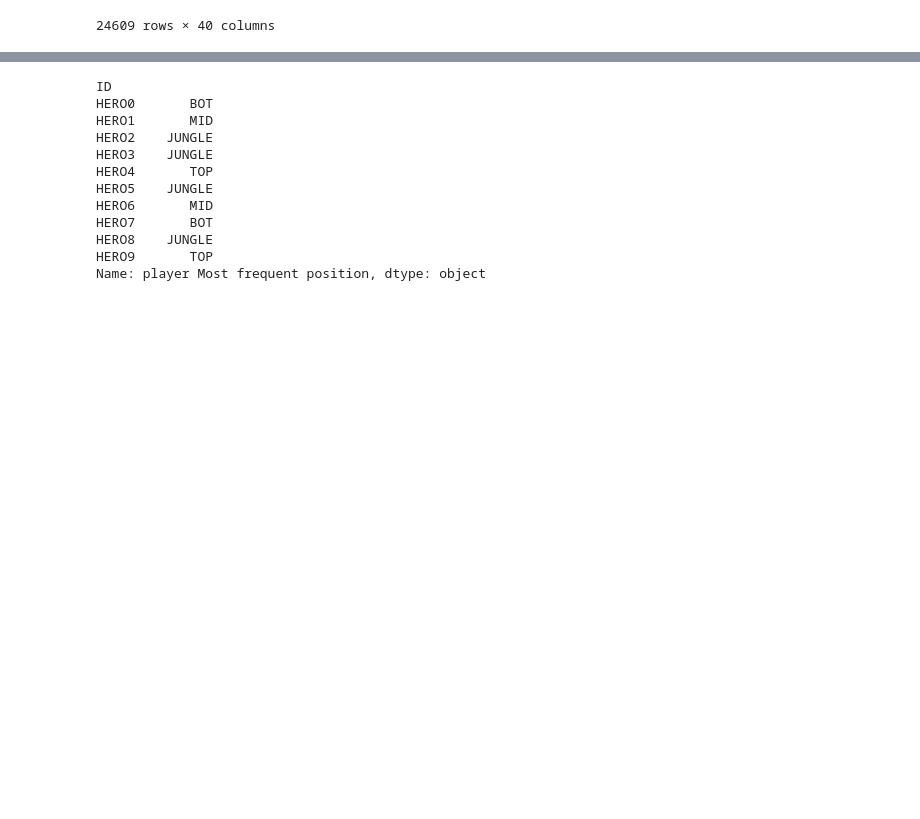
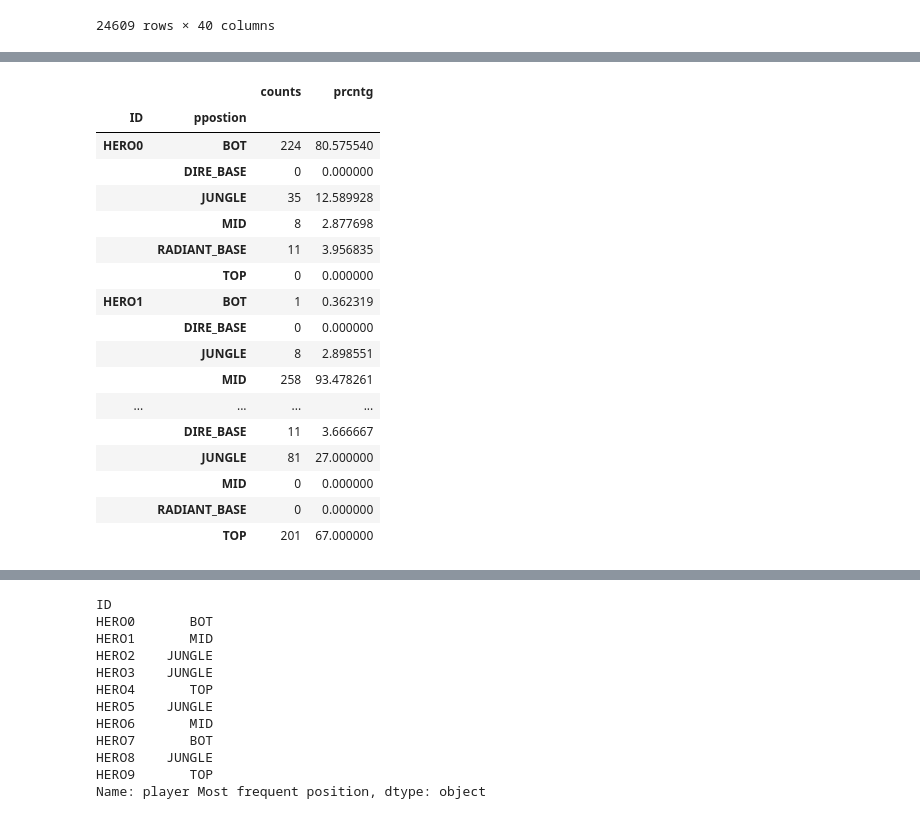
Before and after one commit to ag1737/finalProject, a Jupyter notebook: LaneDetection Playaround.ipynb, the cells around one changed output, grey strips where cells are left out. Cells and saved outputs as stored; diff of their text form; code cells hidden in the pictures; blank space fills up the shorter version.

```diff
--- a/LaneDetection Playaround.ipynb
+++ b/LaneDetection Playaround.ipynb
@@ -175,3 +240,29 @@ See the caveats in the documentation: https://pandas.pydata.org/pandas-docs/stab
+# %%
+f = lambda x: x.size / hdf2.groupby('ID', dropna=False).size()[x.iloc[0]] * 100
+# %%
+(hdf2.groupby(['ID', 'ppostion'], dropna=False)
+ .agg(counts=('ppostion', 'size'),
+      prcntg=('ID', f))
+ ).unstack(fill_value=0).stack()
+# %% [output]
+|  |  | counts | prcntg |
+| ID | ppostion |  |  |
+| HERO0 | BOT | 224 | 80.575540 |
+|  | DIRE_BASE | 0 | 0.000000 |
+|  | JUNGLE | 35 | 12.589928 |
+|  | MID | 8 | 2.877698 |
+|  | RADIANT_BASE | 11 | 3.956835 |
+|  | TOP | 0 | 0.000000 |
+| HERO1 | BOT | 1 | 0.362319 |
+|  | DIRE_BASE | 0 | 0.000000 |
+|  | JUNGLE | 8 | 2.898551 |
+|  | MID | 258 | 93.478261 |
+| ... | ... | ... | ... |
+|  | DIRE_BASE | 11 | 3.666667 |
+|  | JUNGLE | 81 | 27.000000 |
+|  | MID | 0 | 0.000000 |
+|  | RADIANT_BASE | 0 | 0.000000 |
+|  | TOP | 201 | 67.000000 |
 # %%
 hdf3 = hdf2[hdf2.index < 1173]
 # %%
```
Also changed, not shown: parts of 8 cells of this notebook, 2 other files.
